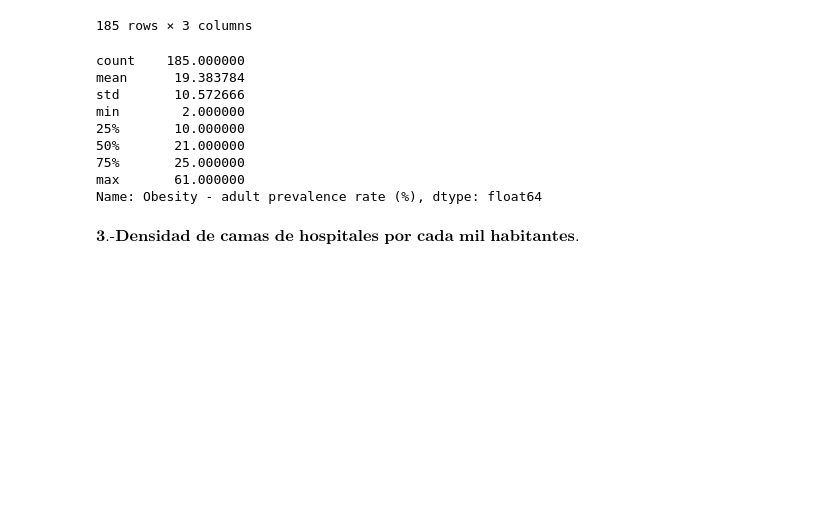
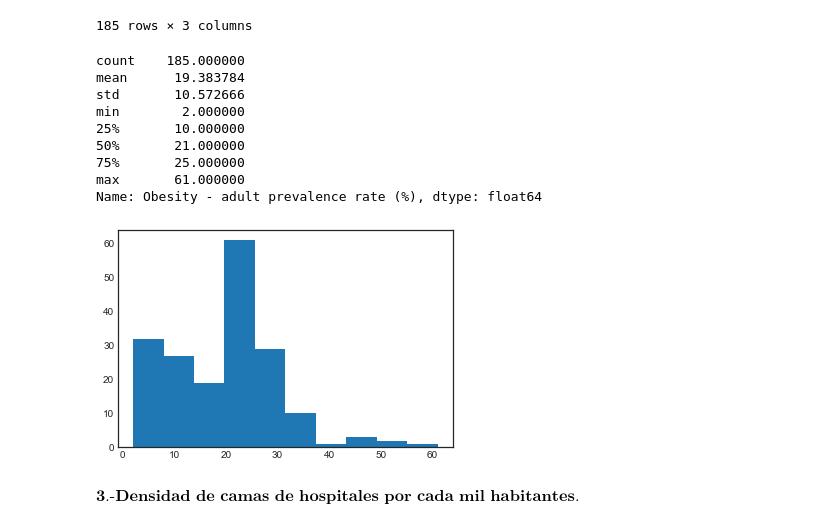
Before and after one commit to DCIDA2019/dcida2020ii-ValdiviaGCR, a Jupyter notebook: Sep11/AnalisisDescriptivo.ipynb, the cells around one changed output. Saved outputs shown, nothing was run; the diff lists cells and outputs as text; code cells hidden in the pictures; blank space fills up the shorter version.

```diff
--- a/Sep11/AnalisisDescriptivo.ipynb
+++ b/Sep11/AnalisisDescriptivo.ipynb
@@ -71,6 +76,11 @@ min        2.000000
 75%       25.000000
 max       61.000000
 Name: Obesity - adult prevalence rate (%), dtype: float64
+# %%
+plt.style.use('seaborn-white')
+plt.hist(rawdata2['Obesity - adult prevalence rate (%)']);
+# %% [output]
+[figure, added]
 # %% [markdown]
 $\textbf{3.-Densidad de camas de hospitales por cada mil habitantes.}$
 # %%
```
Also changed, not shown: parts of 4 cells of this notebook.
